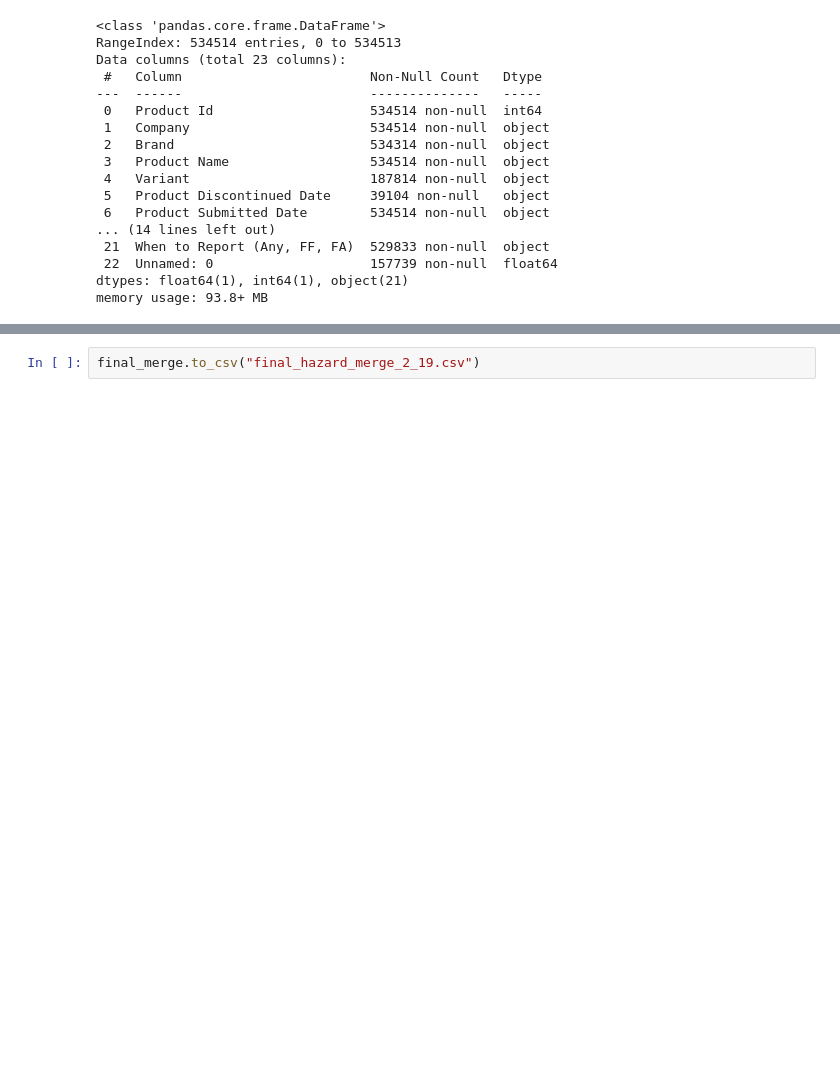
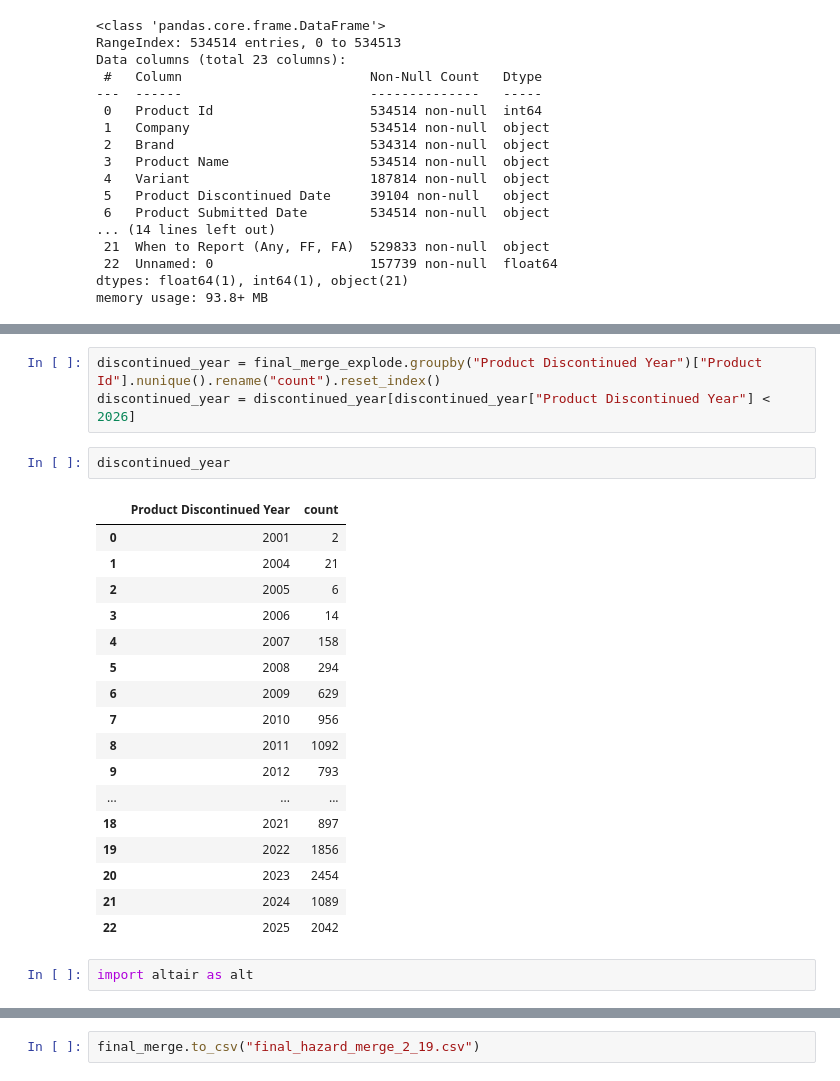
Before and after one commit to meisili/bna-data-duo, a Jupyter notebook: merge_check.ipynb, the cells around one changed output, grey strips where cells are left out. Cells and saved outputs as stored; diff of their text form; blank space fills up the shorter version.

```diff
--- a/merge_check.ipynb
+++ b/merge_check.ipynb
@@ -524,0 +826,25 @@ final_merge.head()
+# %%
+discontinued_year = final_merge_explode.groupby("Product Discontinued Year")["Product Id"].nunique().rename("count").reset_index()
+discontinued_year = discontinued_year[discontinued_year["Product Discontinued Year"] < 2026]
+# %%
+discontinued_year
+# %% [output]
+|  | Product Discontinued Year | count |
+| 0 | 2001 | 2 |
+| 1 | 2004 | 21 |
+| 2 | 2005 | 6 |
+| 3 | 2006 | 14 |
+| 4 | 2007 | 158 |
+| 5 | 2008 | 294 |
+| 6 | 2009 | 629 |
+| 7 | 2010 | 956 |
+| 8 | 2011 | 1092 |
+| 9 | 2012 | 793 |
+| ... | ... | ... |
+| 18 | 2021 | 897 |
+| 19 | 2022 | 1856 |
+| 20 | 2023 | 2454 |
+| 21 | 2024 | 1089 |
+| 22 | 2025 | 2042 |
+# %%
+import altair as alt
```
Also changed, not shown: parts of 68 cells of this notebook, 1 other file.
